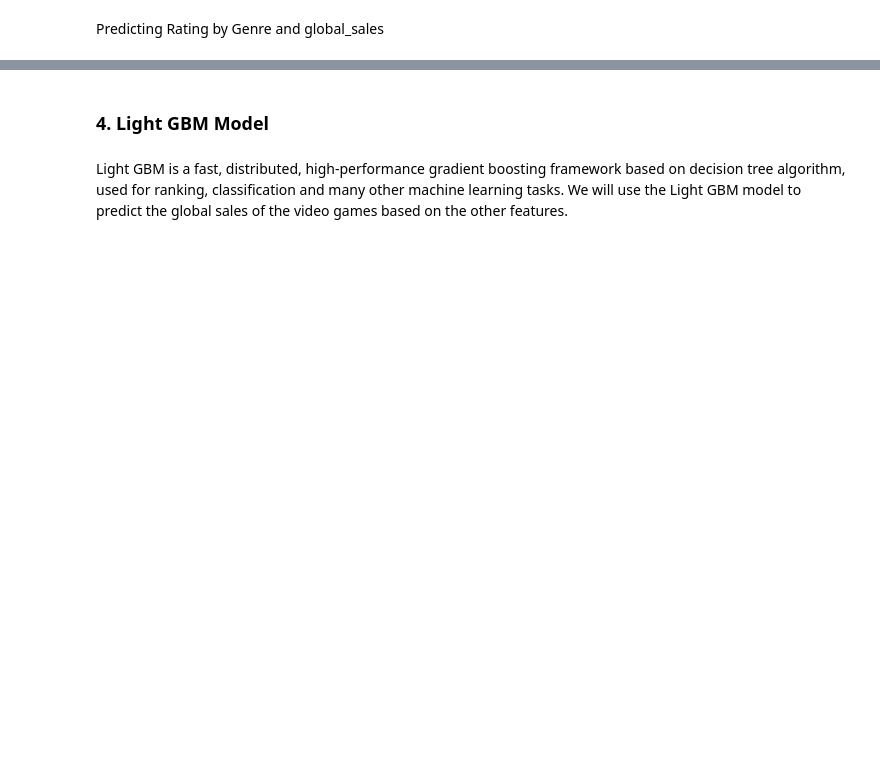
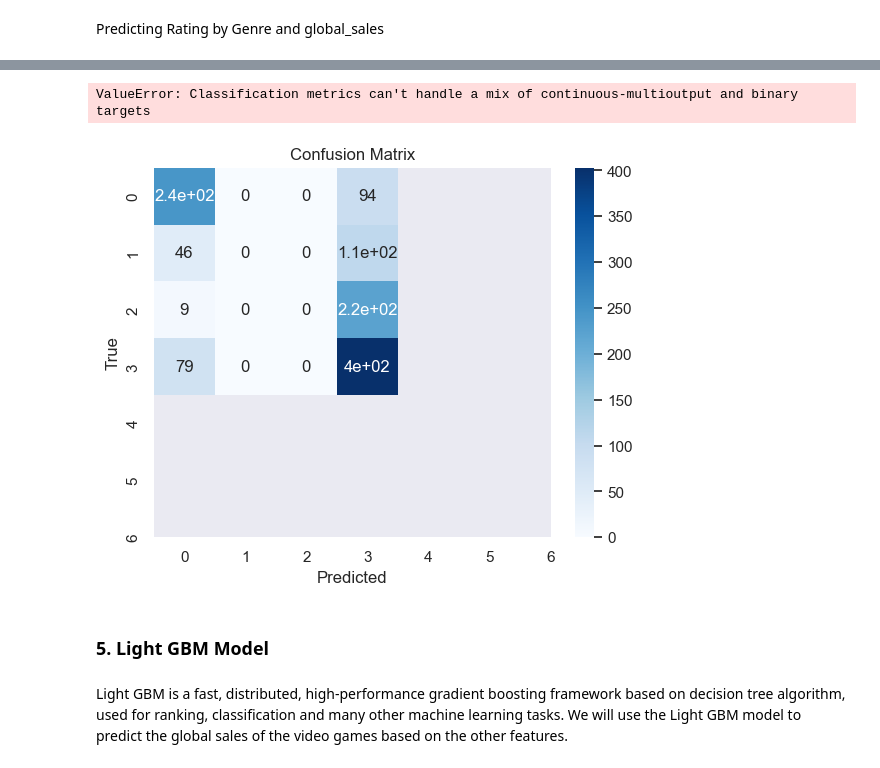
Before and after one commit to jin-qingyang/sc1015_mini_project, a Jupyter notebook: project_version2 3.30.08 PM.ipynb, the cells around one changed output, grey strips where cells are left out. Saved outputs shown, nothing was run; the diff lists cells and outputs as text; code cells hidden in the pictures; blank space fills up the shorter version.

Commit message:
logistic function

```diff
--- a/project_version2 3.30.08 PM.ipynb
+++ b/project_version2 3.30.08 PM.ipynb
@@ -491,0 +507,14 @@ Test Classification Accuracy: 0.5235732009925558
+# %%
+#fitting the model
+from sklearn.linear_model import LogisticRegression
+from sklearn.preprocessing import StandardScaler
+import warnings
+scaler = StandardScaler()
+gegs_train_scaled = scaler.fit_transform(gegs_train)
+with warnings.catch_warnings():
+    warnings.filterwarnings("ignore", category=FutureWarning)
+    logreg = LogisticRegression(max_iter=1000)
+    logreg.fit(gegs_train,ra_train.values.ravel())
+# %%
+#predicitng
+ra_pred = logreg.predict(gegs_test)
@@ -492,5 +531,40 @@ Test Classification Accuracy: 0.5235732009925558
+# %%
+#Measuring the Performance
+from sklearn.metrics import accuracy_score, precision_score, recall_score, f1_score
+
+
+accuracy = accuracy_score(gegs_test, ra_pred)
+precision = precision_score(gegs_test, ra_pred, average='macro')
+recall = recall_score(gegs_test, ra_pred, average='macro')
+f1 = f1_score(gegs_test, ra_pred, average='macro')
+
+print("Accuracy: {:.2f}".format(accuracy))
+print("Precision: {:.2f}".format(precision))
+print("Recall: {:.2f}".format(recall))
+print("F1 Score: {:.2f}".format(f1))
+# %% [output]
+ValueError: Classification metrics can't handle a mix of continuous-multioutput and binary targets
+# %%
+import seaborn as sns
+cm = confusion_matrix(ra_test, ra_pred)
+
+# Define the labels for the confusion matrix
+labels = ['0', '1', '2', '3', '4', '5','6']
+
+# Create a heatmap of the confusion matrix
+sns.heatmap(cm, annot=True, cmap='Blues', xticklabels=labels, yticklabels=labels)
+
+# Add labels and title
+plt.xlabel('Predicted')
+plt.ylabel('True')
+plt.title('Confusion Matrix')
+
+# Show the plot
+plt.show()
+# %% [output]
+[figure, added]
 # %% [markdown]
-### 4. Light GBM Model
+### 5. Light GBM Model
 # %% [markdown]
 Light GBM is a fast, distributed, high-performance gradient boosting framework based on decision tree algorithm, used for ranking, classification and many other machine learning tasks.
 We will use the Light GBM model to predict the global sales of the video games based on the other features.
```
Also changed, not shown: parts of 69 cells of this notebook.
